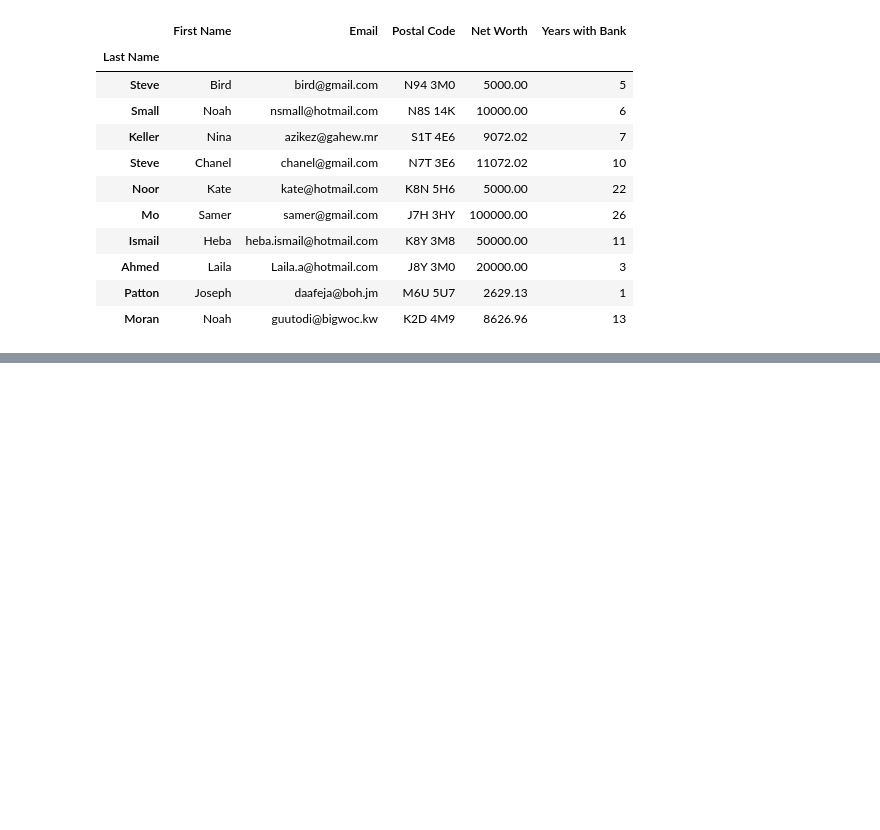
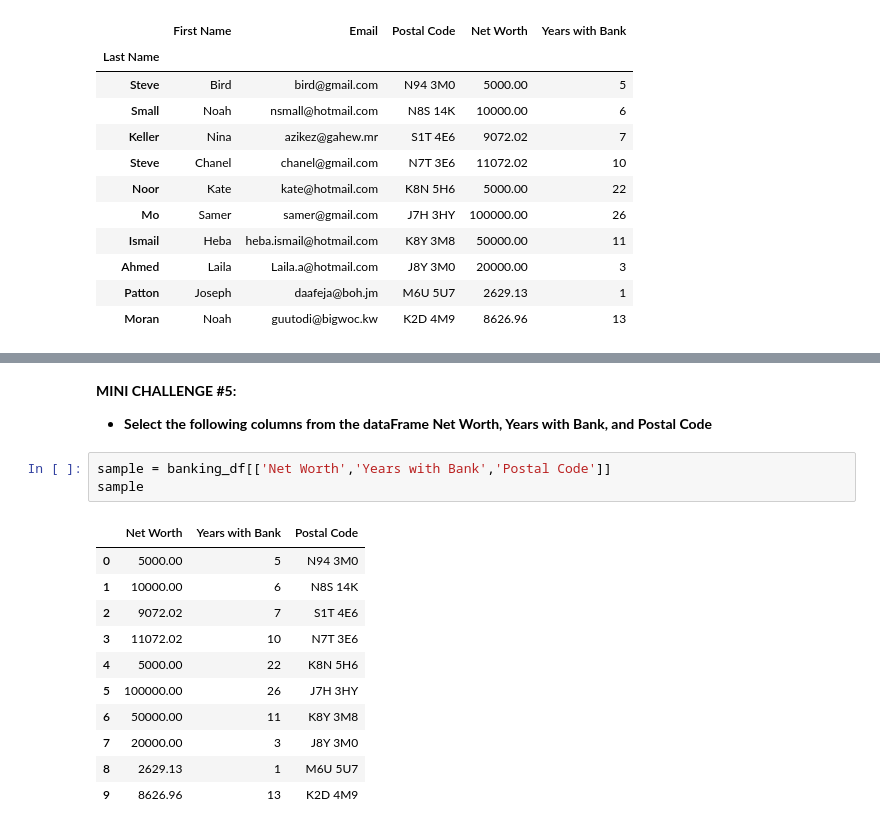
Before and after one commit to niharraju4/Data_Cleaning-Pandas, a Jupyter notebook: Pandas_Series/pandasDataframe.ipynb, the cells around one changed output, grey strips where cells are left out. Saved outputs shown, nothing was run; the diff lists cells and outputs as text; blank space fills up the shorter version.

```diff
--- a/Pandas_Series/pandasDataframe.ipynb
+++ b/Pandas_Series/pandasDataframe.ipynb
@@ -278,0 +398,18 @@ bank_df
+# %% [markdown]
+**MINI CHALLENGE #5:**
+- **Select the following columns from the dataFrame Net Worth, Years with Bank, and Postal Code**
+# %%
+sample = banking_df[['Net Worth','Years with Bank','Postal Code']]
+sample
+# %% [output]
+|  | Net Worth | Years with Bank | Postal Code |
+| 0 | 5000.00 | 5 | N94 3M0 |
+| 1 | 10000.00 | 6 | N8S 14K |
+| 2 | 9072.02 | 7 | S1T 4E6 |
+| 3 | 11072.02 | 10 | N7T 3E6 |
+| 4 | 5000.00 | 22 | K8N 5H6 |
+| 5 | 100000.00 | 26 | J7H 3HY |
+| 6 | 50000.00 | 11 | K8Y 3M8 |
+| 7 | 20000.00 | 3 | J8Y 3M0 |
+| 8 | 2629.13 | 1 | M6U 5U7 |
+| 9 | 8626.96 | 13 | K2D 4M9 |
```
Also changed, not shown: parts of 10 cells of this notebook.
